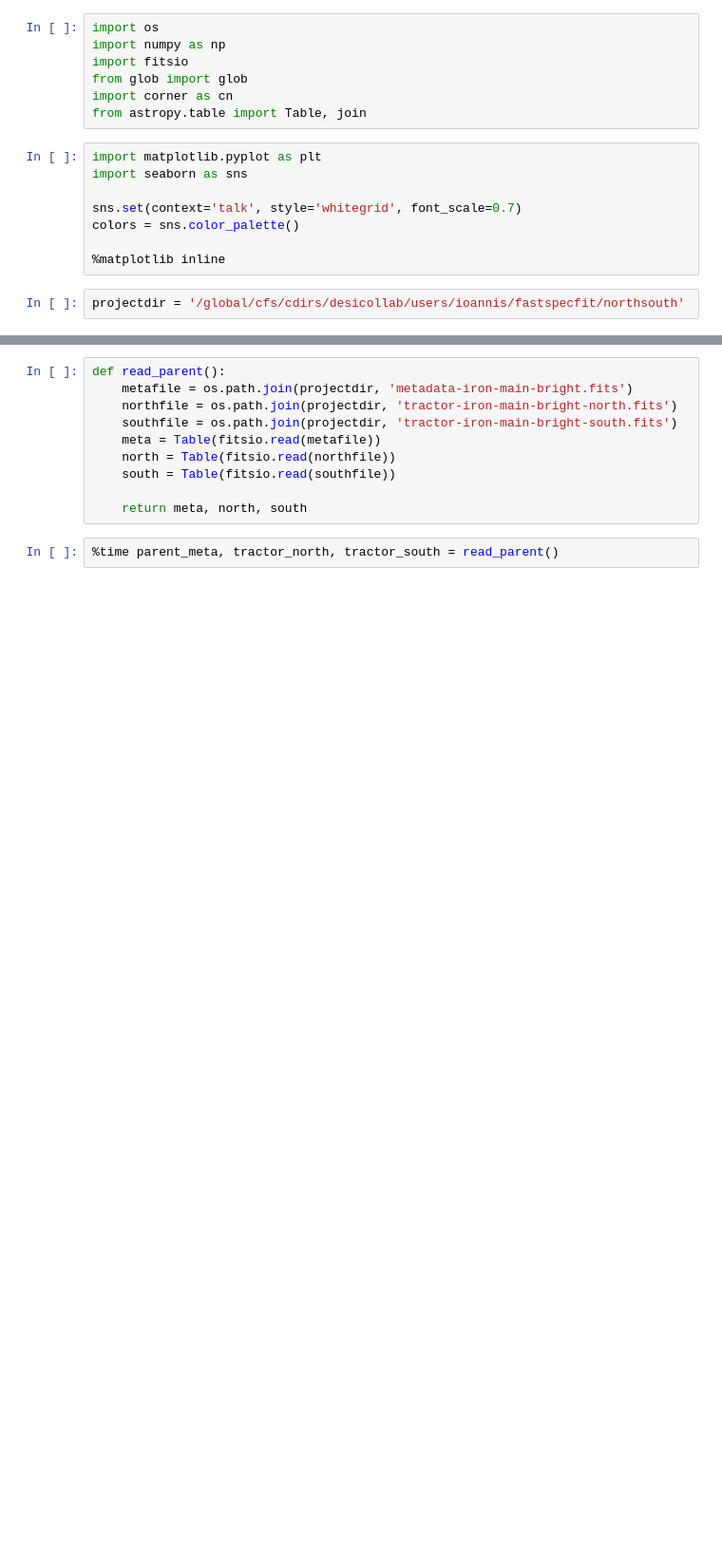
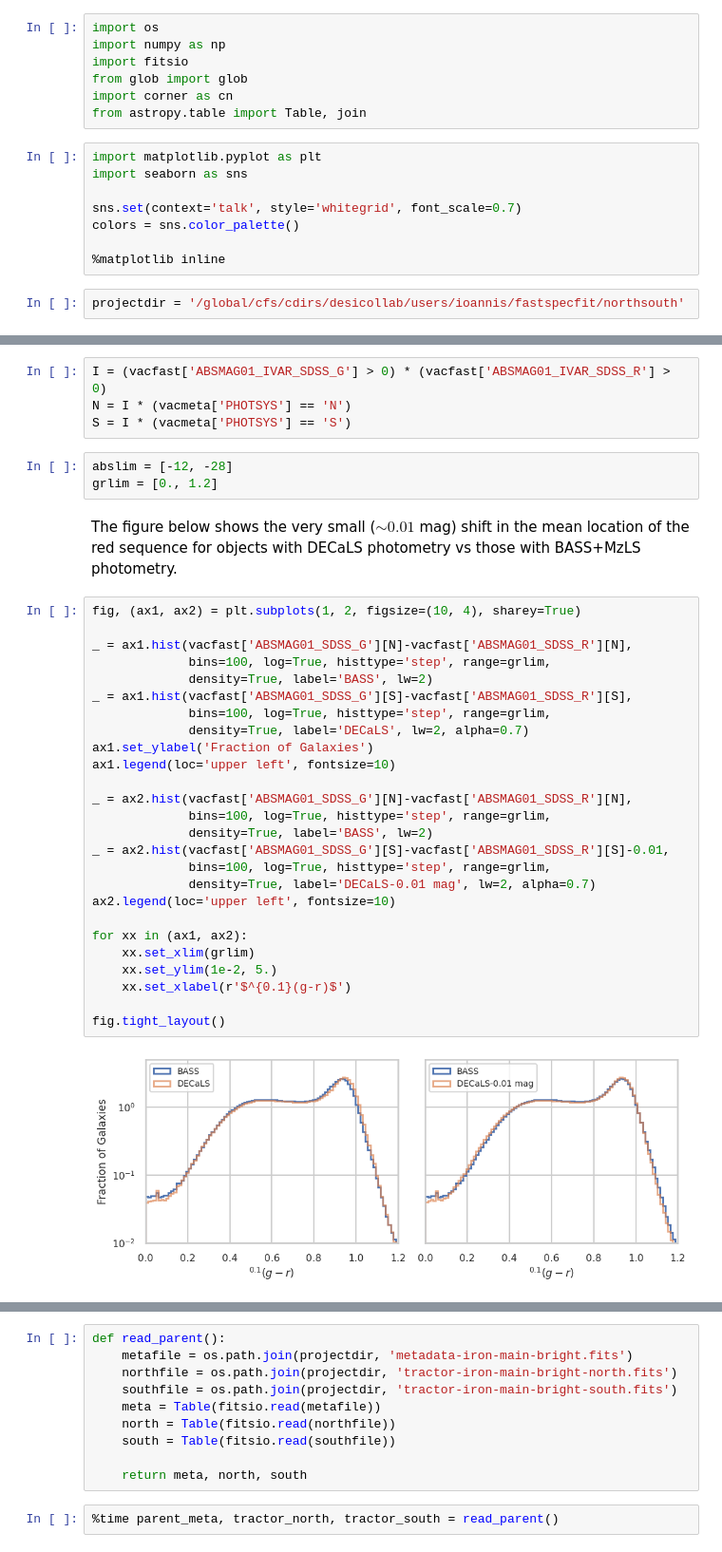
Before and after one commit to moustakas/fastspecfit-projects, a Jupyter notebook: northsouth/northsouth-photometry.ipynb, the cells around one changed output, grey strips where cells are left out. Shown at 95% size. Cells and saved outputs as stored; diff of their text form; blank space fills up the shorter version.

```diff
--- a/northsouth/northsouth-photometry.ipynb
+++ b/northsouth/northsouth-photometry.ipynb
@@ -30,0 +51,37 @@ projectdir = '/global/cfs/cdirs/desicollab/users/ioannis/fastspecfit/northsouth'
+# %%
+I = (vacfast['ABSMAG01_IVAR_SDSS_G'] > 0) * (vacfast['ABSMAG01_IVAR_SDSS_R'] > 0)
+N = I * (vacmeta['PHOTSYS'] == 'N')
+S = I * (vacmeta['PHOTSYS'] == 'S')
+# %%
+abslim = [-12, -28]
+grlim = [0., 1.2]
+# %% [markdown]
+The figure below shows the very small ($\sim0.01$ mag) shift in the mean location of the red sequence for objects with DECaLS photometry vs those with BASS+MzLS photometry.
+# %%
+fig, (ax1, ax2) = plt.subplots(1, 2, figsize=(10, 4), sharey=True)
+
+_ = ax1.hist(vacfast['ABSMAG01_SDSS_G'][N]-vacfast['ABSMAG01_SDSS_R'][N],
+             bins=100, log=True, histtype='step', range=grlim,
+             density=True, label='BASS', lw=2)
+_ = ax1.hist(vacfast['ABSMAG01_SDSS_G'][S]-vacfast['ABSMAG01_SDSS_R'][S],
+             bins=100, log=True, histtype='step', range=grlim,
+             density=True, label='DECaLS', lw=2, alpha=0.7)
+ax1.set_ylabel('Fraction of Galaxies')
+ax1.legend(loc='upper left', fontsize=10)
+
+_ = ax2.hist(vacfast['ABSMAG01_SDSS_G'][N]-vacfast['ABSMAG01_SDSS_R'][N],
+             bins=100, log=True, histtype='step', range=grlim,
+             density=True, label='BASS', lw=2)
+_ = ax2.hist(vacfast['ABSMAG01_SDSS_G'][S]-vacfast['ABSMAG01_SDSS_R'][S]-0.01,
+             bins=100, log=True, histtype='step', range=grlim,
+             density=True, label='DECaLS-0.01 mag', lw=2, alpha=0.7)
+ax2.legend(loc='upper left', fontsize=10)
+
+for xx in (ax1, ax2):
+    xx.set_xlim(grlim)
+    xx.set_ylim(1e-2, 5.)
+    xx.set_xlabel(r'$^{0.1}(g-r)$')
+
+fig.tight_layout()
+# %% [output]
+[figure, added]
```
Also changed, not shown: parts of 21 cells of this notebook.
